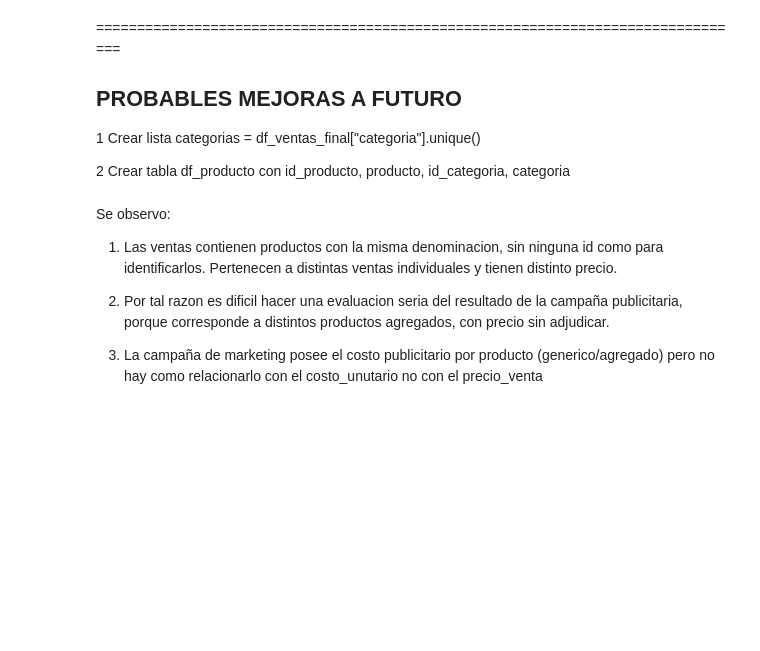
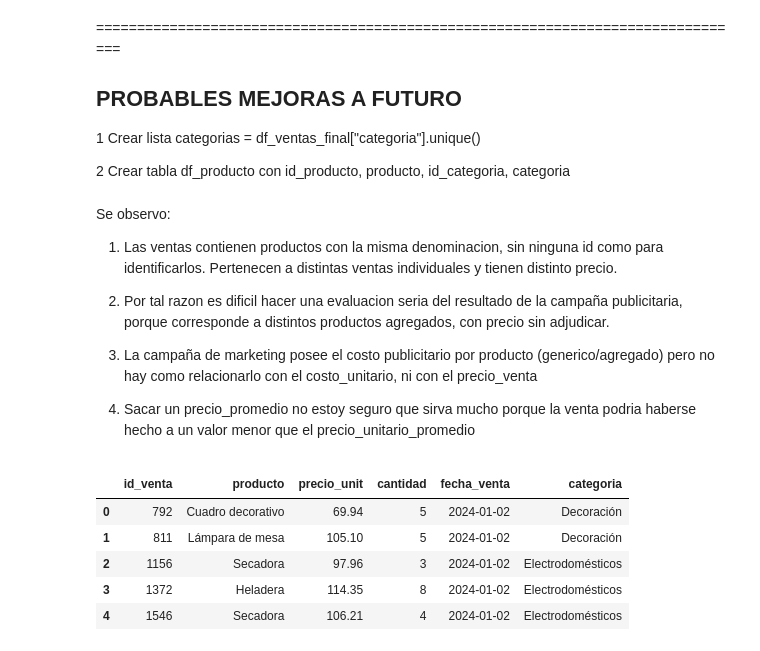
Before and after one commit to alex-degarate/TT-2C2025-Data-Analitycs-Notebooks, a Jupyter notebook: PreEntrega/PE-alex-15O.ipynb, the cells around one changed output. Cells and saved outputs as stored; diff of their text form; code cells hidden in the pictures; blank space fills up the shorter version.

```diff
--- a/PreEntrega/PE-alex-15O.ipynb
+++ b/PreEntrega/PE-alex-15O.ipynb
@@ -896,7 +853,9 @@ Se observo:
 
 2. Por tal razon es dificil hacer una evaluacion seria del resultado de la campaña publicitaria, porque corresponde a distintos productos agregados, con precio sin adjudicar.
 
-3. La campaña de marketing posee el costo publicitario por producto (generico/agregado) pero no hay como relacionarlo con el costo_unutario no con el precio_venta
+3. La campaña de marketing posee el costo publicitario por producto (generico/agregado) pero no hay como relacionarlo con el costo_unitario, ni con el precio_venta
+
+4. Sacar un precio_promedio no estoy seguro que sirva mucho porque la venta podria haberse hecho a un valor menor que el precio_unitario_promedio
 # %%
 df_pp_ventas = df_ventas_final.copy()
 df_pp_ventas.rename(columns={"precio": "precio_unit"}, inplace=True)
@@ -906,3 +865,12 @@ df_pp_ventas.rename(columns={"precio": "precio_unit"}, inplace=True)
 # df_pp_ventas.sort_values(by="producto", ascending=True, inplace=False)
 
 df_pp_ventas[ df_pp_ventas["producto"] == "Adorno de pared"]
+# %%
+df_pp_ventas.head()
+# %% [output]
+|  | id_venta | producto | precio_unit | cantidad | fecha_venta | categoria |
+| 0 | 792 | Cuadro decorativo | 69.94 | 5 | 2024-01-02 | Decoración |
+| 1 | 811 | Lámpara de mesa | 105.10 | 5 | 2024-01-02 | Decoración |
+| 2 | 1156 | Secadora | 97.96 | 3 | 2024-01-02 | Electrodomésticos |
+| 3 | 1372 | Heladera | 114.35 | 8 | 2024-01-02 | Electrodomésticos |
+| 4 | 1546 | Secadora | 106.21 | 4 | 2024-01-02 | Electrodomésticos |
```
Also changed, not shown: parts of 10 cells of this notebook.
